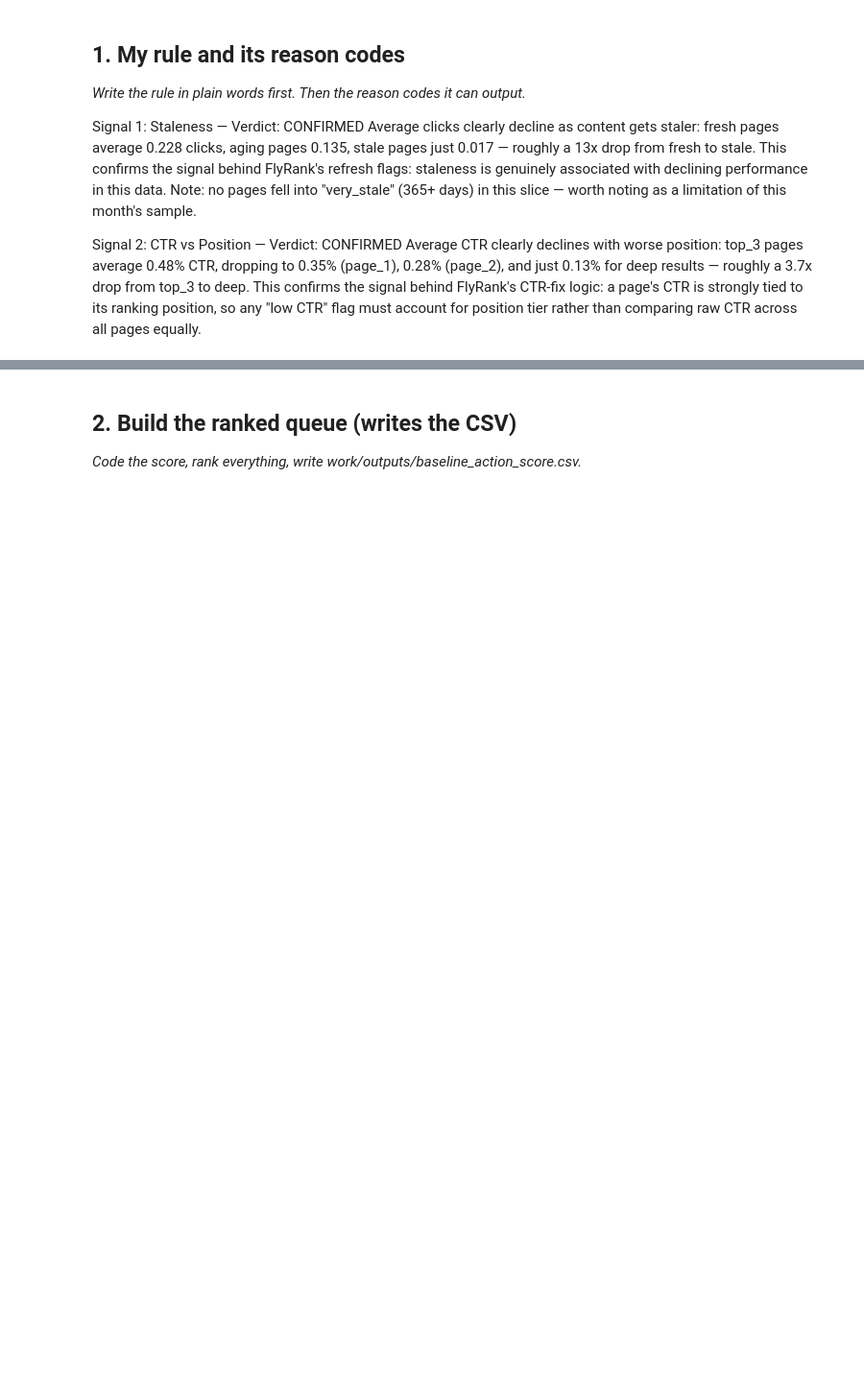
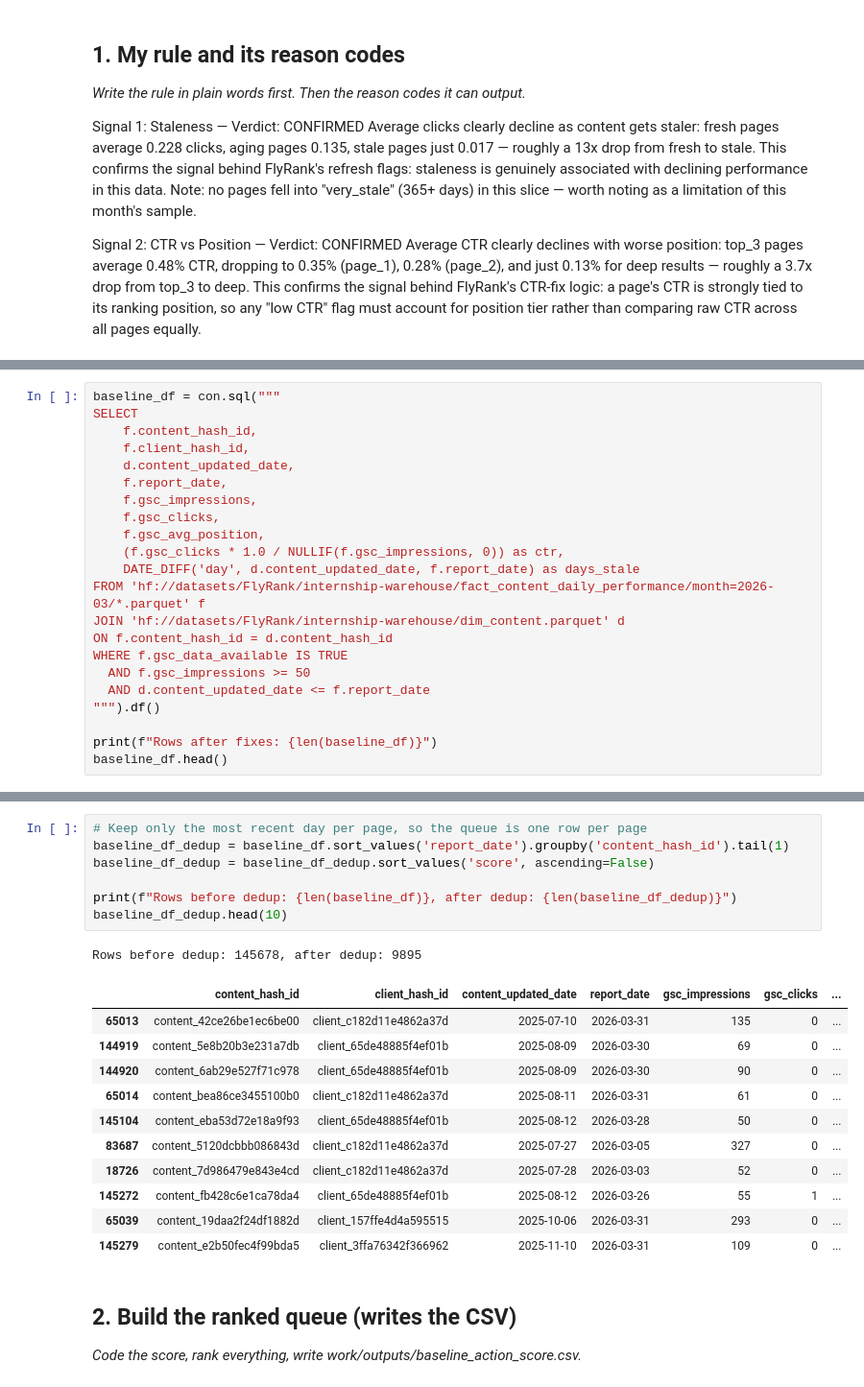
Before and after one commit to codingsheep17/flyrank-ml-internship, a Jupyter notebook: work/notebooks/w04_baseline_score.ipynb, the cells around one changed output, grey strips where cells are left out. Shown at 96% size. Cells and saved outputs as stored; diff of their text form; blank space fills up the shorter version.

```diff
--- a/work/notebooks/w04_baseline_score.ipynb
+++ b/work/notebooks/w04_baseline_score.ipynb
@@ -137,0 +168,22 @@ Average CTR clearly declines with worse position: top_3 pages average 0.48% CTR,
+# %%
+baseline_df = con.sql("""
+SELECT
+    f.content_hash_id,
+    f.client_hash_id,
+    d.content_updated_date,
+    f.report_date,
+    f.gsc_impressions,
+    f.gsc_clicks,
+    f.gsc_avg_position,
+    (f.gsc_clicks * 1.0 / NULLIF(f.gsc_impressions, 0)) as ctr,
+    DATE_DIFF('day', d.content_updated_date, f.report_date) as days_stale
+FROM 'hf://datasets/FlyRank/internship-warehouse/fact_content_daily_performance/month=2026-03/*.parquet' f
+JOIN 'hf://datasets/FlyRank/internship-warehouse/dim_content.parquet' d
+ON f.content_hash_id = d.content_hash_id
+WHERE f.gsc_data_available IS TRUE
+  AND f.gsc_impressions >= 50
+  AND d.content_updated_date <= f.report_date
+""").df()
+
+print(f"Rows after fixes: {len(baseline_df)}")
+baseline_df.head()
@@ -138,3 +249,23 @@ Average CTR clearly declines with worse position: top_3 pages average 0.48% CTR,
+# %%
+# Keep only the most recent day per page, so the queue is one row per page
+baseline_df_dedup = baseline_df.sort_values('report_date').groupby('content_hash_id').tail(1)
+baseline_df_dedup = baseline_df_dedup.sort_values('score', ascending=False)
+
+print(f"Rows before dedup: {len(baseline_df)}, after dedup: {len(baseline_df_dedup)}")
+baseline_df_dedup.head(10)
+# %% [output]
+Rows before dedup: 145678, after dedup: 9895
+|  | content_hash_id | client_hash_id | content_updated_date | report_date | gsc_impressions | gsc_clicks | ... |
+| 65013 | content_42ce26be1ec6be00 | client_c182d11e4862a37d | 2025-07-10 | 2026-03-31 | 135 | 0 | ... |
+| 144919 | content_5e8b20b3e231a7db | client_65de48885f4ef01b | 2025-08-09 | 2026-03-30 | 69 | 0 | ... |
+| 144920 | content_6ab29e527f71c978 | client_65de48885f4ef01b | 2025-08-09 | 2026-03-30 | 90 | 0 | ... |
+| 65014 | content_bea86ce3455100b0 | client_c182d11e4862a37d | 2025-08-11 | 2026-03-31 | 61 | 0 | ... |
+| 145104 | content_eba53d72e18a9f93 | client_65de48885f4ef01b | 2025-08-12 | 2026-03-28 | 50 | 0 | ... |
+| 83687 | content_5120dcbbb086843d | client_c182d11e4862a37d | 2025-07-27 | 2026-03-05 | 327 | 0 | ... |
+| 18726 | content_7d986479e843e4cd | client_c182d11e4862a37d | 2025-07-28 | 2026-03-03 | 52 | 0 | ... |
+| 145272 | content_fb428c6e1ca78da4 | client_65de48885f4ef01b | 2025-08-12 | 2026-03-26 | 55 | 1 | ... |
+| 65039 | content_19daa2f24df1882d | client_157ffe4d4a595515 | 2025-10-06 | 2026-03-31 | 293 | 0 | ... |
+| 145279 | content_e2b50fec4f99bda5 | client_3ffa76342f366962 | 2025-11-10 | 2026-03-31 | 109 | 0 | ... |
 # %% [markdown]
 ## 2. Build the ranked queue (writes the CSV)
 
```
Also changed, not shown: parts of 5 cells of this notebook.
